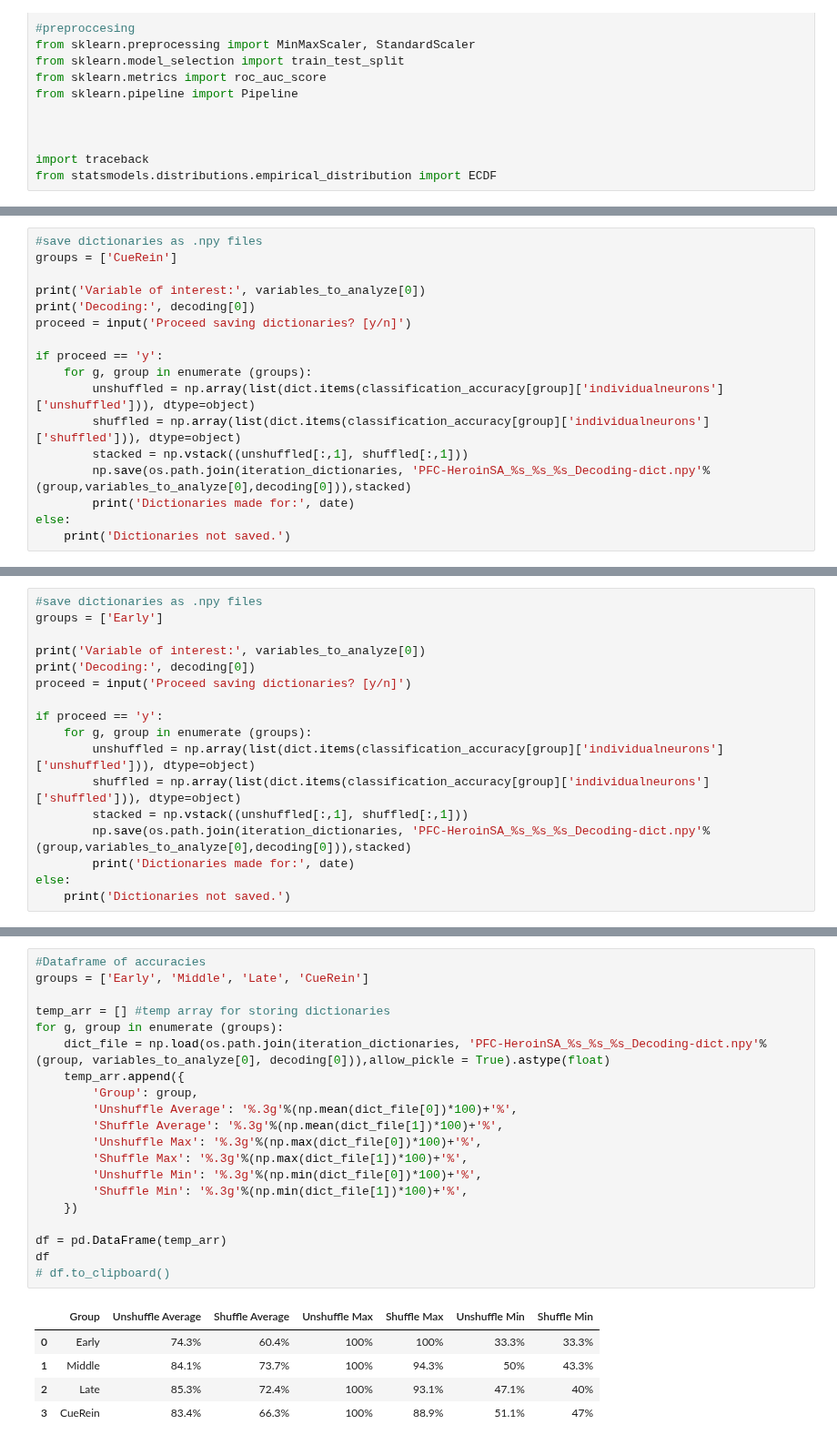
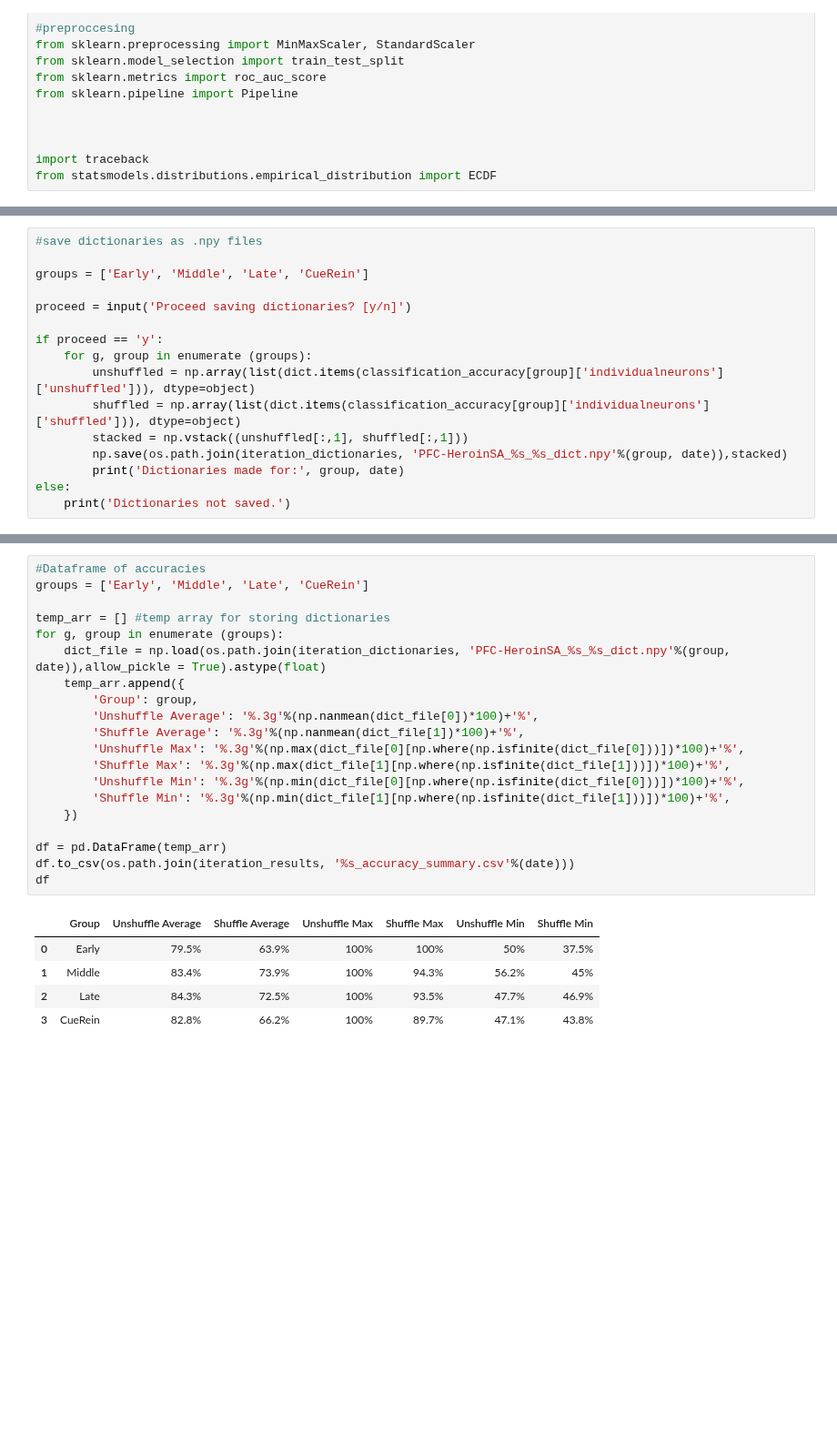
Before and after one commit to datasiansalsa/PFC_Self-Admin_Analysis, a Jupyter notebook: cue-analysis/cue/cue_analysis_JJB.ipynb, the cells around one changed output, grey strips where cells are left out. Shown at 91% size. Cells and saved outputs as stored; diff of their text form; blank space fills up the shorter version.

Commit message:
Decoding

```diff
--- a/cue-analysis/cue/cue_analysis_JJB.ipynb
+++ b/cue-analysis/cue/cue_analysis_JJB.ipynb
@@ -2567,9 +2502,8 @@ Neuron: 181 of 181
 # %%
 #save dictionaries as .npy files
-groups = ['CueRein']
 
-print('Variable of interest:', variables_to_analyze[0])
-print('Decoding:', decoding[0])
+groups = ['Early', 'Middle', 'Late', 'CueRein']
+
 proceed = input('Proceed saving dictionaries? [y/n]')
 
 if proceed == 'y':
@@ -2577,8 +2511,8 @@ if proceed == 'y':
         unshuffled = np.array(list(dict.items(classification_accuracy[group]['individualneurons']['unshuffled'])), dtype=object)
         shuffled = np.array(list(dict.items(classification_accuracy[group]['individualneurons']['shuffled'])), dtype=object)
         stacked = np.vstack((unshuffled[:,1], shuffled[:,1]))
-        np.save(os.path.join(iteration_dictionaries, 'PFC-HeroinSA_%s_%s_%s_Decoding-dict.npy'%(group,variables_to_analyze[0],decoding[0])),stacked)
-        print('Dictionaries made for:', date)
+        np.save(os.path.join(iteration_dictionaries, 'PFC-HeroinSA_%s_%s_dict.npy'%(group, date)),stacked)
+        print('Dictionaries made for:', group, date)
 else:
     print('Dictionaries not saved.')
 # %% [output]
@@ -2838,17 +2658,0 @@ KeyboardInterrupt:
-# %%
-#save dictionaries as .npy files
-groups = ['Early']
-
-print('Variable of interest:', variables_to_analyze[0])
-print('Decoding:', decoding[0])
-proceed = input('Proceed saving dictionaries? [y/n]')
-
-if proceed == 'y':
-    for g, group in enumerate (groups):
-        unshuffled = np.array(list(dict.items(classification_accuracy[group]['individualneurons']['unshuffled'])), dtype=object)
-        shuffled = np.array(list(dict.items(classification_accuracy[group]['individualneurons']['shuffled'])), dtype=object)
-        stacked = np.vstack((unshuffled[:,1], shuffled[:,1]))
-        np.save(os.path.join(iteration_dictionaries, 'PFC-HeroinSA_%s_%s_%s_Decoding-dict.npy'%(group,variables_to_analyze[0],decoding[0])),stacked)
-        print('Dictionaries made for:', date)
-else:
-    print('Dictionaries not saved.')
@@ -2992,26 +2659,26 @@ NameError: name 'uniquelabels' is not defined
 # %%
 #Dataframe of accuracies
 groups = ['Early', 'Middle', 'Late', 'CueRein']
 
 temp_arr = [] #temp array for storing dictionaries
 for g, group in enumerate (groups):
-    dict_file = np.load(os.path.join(iteration_dictionaries, 'PFC-HeroinSA_%s_%s_%s_Decoding-dict.npy'%(group, variables_to_analyze[0], decoding[0])),allow_pickle = True).astype(float)
+    dict_file = np.load(os.path.join(iteration_dictionaries, 'PFC-HeroinSA_%s_%s_dict.npy'%(group, date)),allow_pickle = True).astype(float)
     temp_arr.append({
         'Group': group,
-        'Unshuffle Average': '%.3g'%(np.mean(dict_file[0])*100)+'%',
-        'Shuffle Average': '%.3g'%(np.mean(dict_file[1])*100)+'%',
-        'Unshuffle Max': '%.3g'%(np.max(dict_file[0])*100)+'%',
-        'Shuffle Max': '%.3g'%(np.max(dict_file[1])*100)+'%',
-        'Unshuffle Min': '%.3g'%(np.min(dict_file[0])*100)+'%',
-        'Shuffle Min': '%.3g'%(np.min(dict_file[1])*100)+'%',
+        'Unshuffle Average': '%.3g'%(np.nanmean(dict_file[0])*100)+'%',
+        'Shuffle Average': '%.3g'%(np.nanmean(dict_file[1])*100)+'%',
+        'Unshuffle Max': '%.3g'%(np.max(dict_file[0][np.where(np.isfinite(dict_file[0]))])*100)+'%',
+        'Shuffle Max': '%.3g'%(np.max(dict_file[1][np.where(np.isfinite(dict_file[1]))])*100)+'%',
+        'Unshuffle Min': '%.3g'%(np.min(dict_file[0][np.where(np.isfinite(dict_file[0]))])*100)+'%',
+        'Shuffle Min': '%.3g'%(np.min(dict_file[1][np.where(np.isfinite(dict_file[1]))])*100)+'%',
     })
 
 df = pd.DataFrame(temp_arr)
+df.to_csv(os.path.join(iteration_results, '%s_accuracy_summary.csv'%(date)))
 df
-# df.to_clipboard()
 # %% [output]
 |  | Group | Unshuffle Average | Shuffle Average | Unshuffle Max | Shuffle Max | Unshuffle Min | Shuffle Min |
-| 0 | Early | 74.3% | 60.4% | 100% | 100% | 33.3% | 33.3% |
-| 1 | Middle | 84.1% | 73.7% | 100% | 94.3% | 50% | 43.3% |
-| 2 | Late | 85.3% | 72.4% | 100% | 93.1% | 47.1% | 40% |
-| 3 | CueRein | 83.4% | 66.3% | 100% | 88.9% | 51.1% | 47% |
+| 0 | Early | 79.5% | 63.9% | 100% | 100% | 50% | 37.5% |
+| 1 | Middle | 83.4% | 73.9% | 100% | 94.3% | 56.2% | 45% |
+| 2 | Late | 84.3% | 72.5% | 100% | 93.5% | 47.7% | 46.9% |
+| 3 | CueRein | 82.8% | 66.2% | 100% | 89.7% | 47.1% | 43.8% |
```
Also changed, not shown: parts of 21 cells of this notebook, 25 other files.
